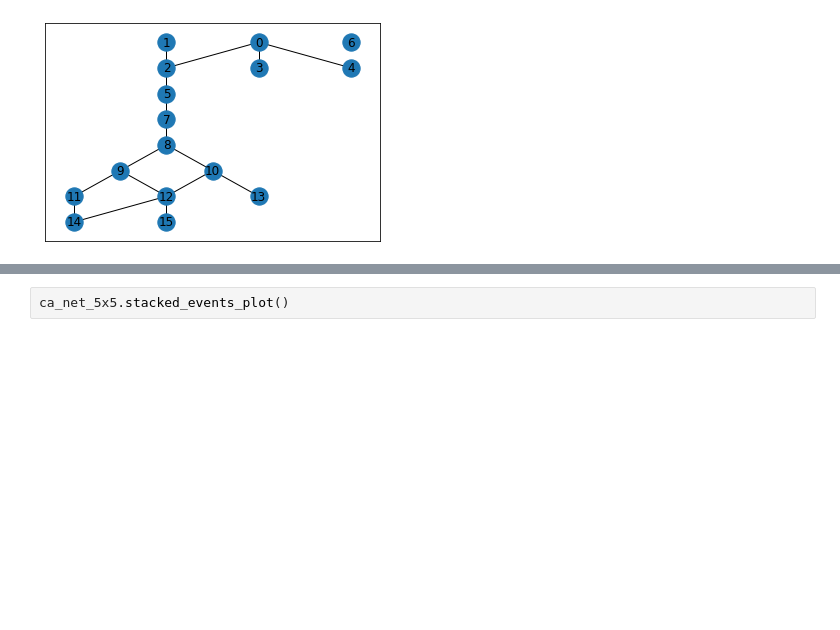
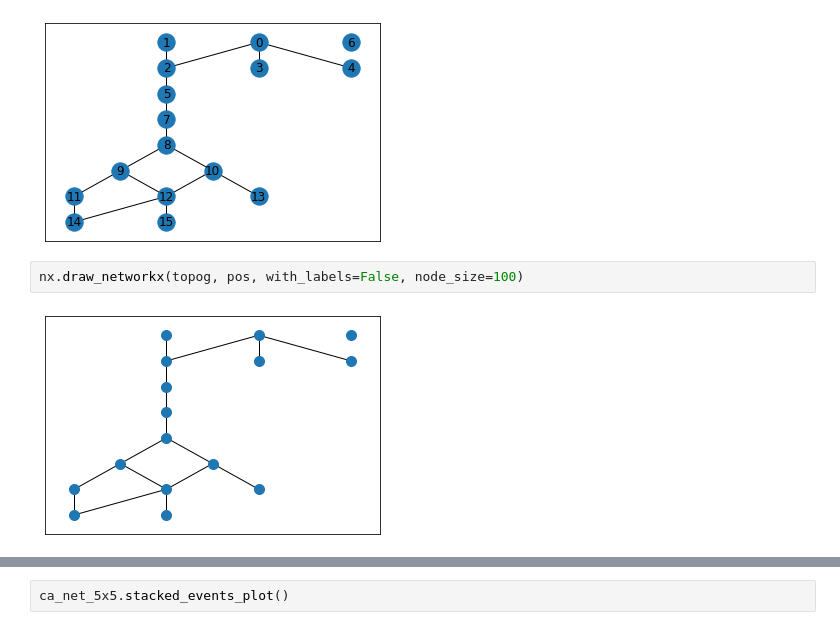
Before and after one commit to UW-Hydro/drought_impact, a Jupyter notebook: notebooks/explore/drought_network_refinement.ipynb, the cells around one changed output, grey strips where cells are left out. Cells and saved outputs as stored; diff of their text form; blank space fills up the shorter version.

```diff
--- a/notebooks/explore/drought_network_refinement.ipynb
+++ b/notebooks/explore/drought_network_refinement.ipynb
@@ -140,3 +149,7 @@ topog, pos = ca_net_5x5.get_nx_network()
 nx.draw_networkx(topog, pos)
 # %% [output]
 [figure]
+# %%
+nx.draw_networkx(topog, pos, with_labels=False, node_size=100)
+# %% [output]
+[figure, added]
```
Also changed, not shown: parts of 44 cells of this notebook, 3 other files.
